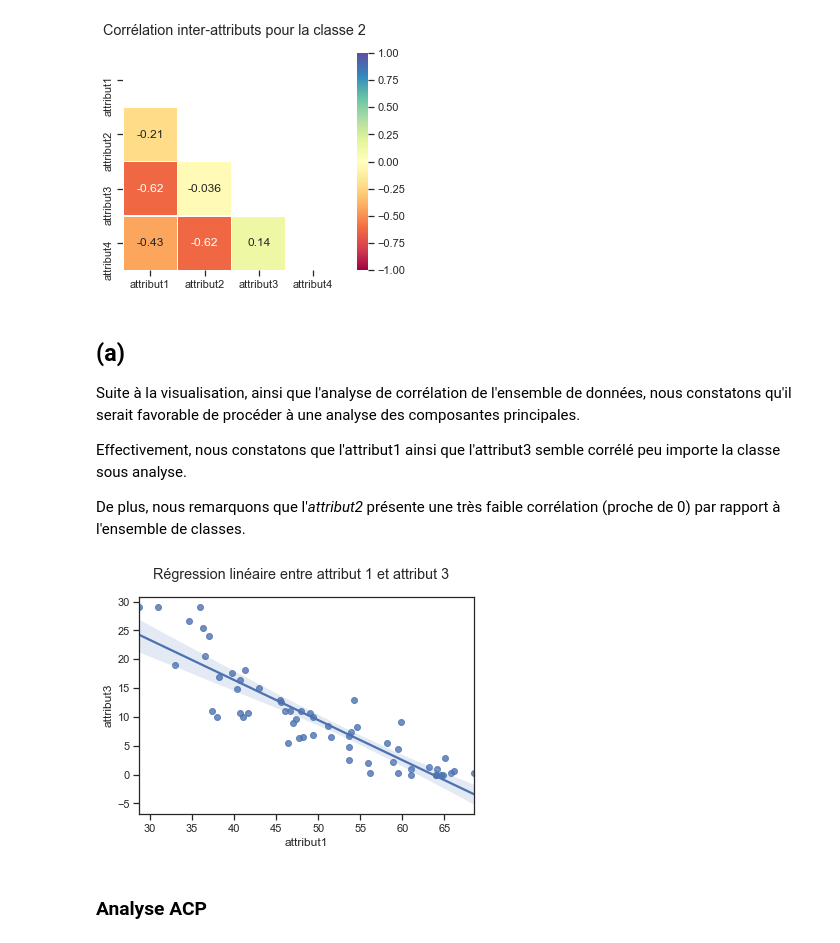
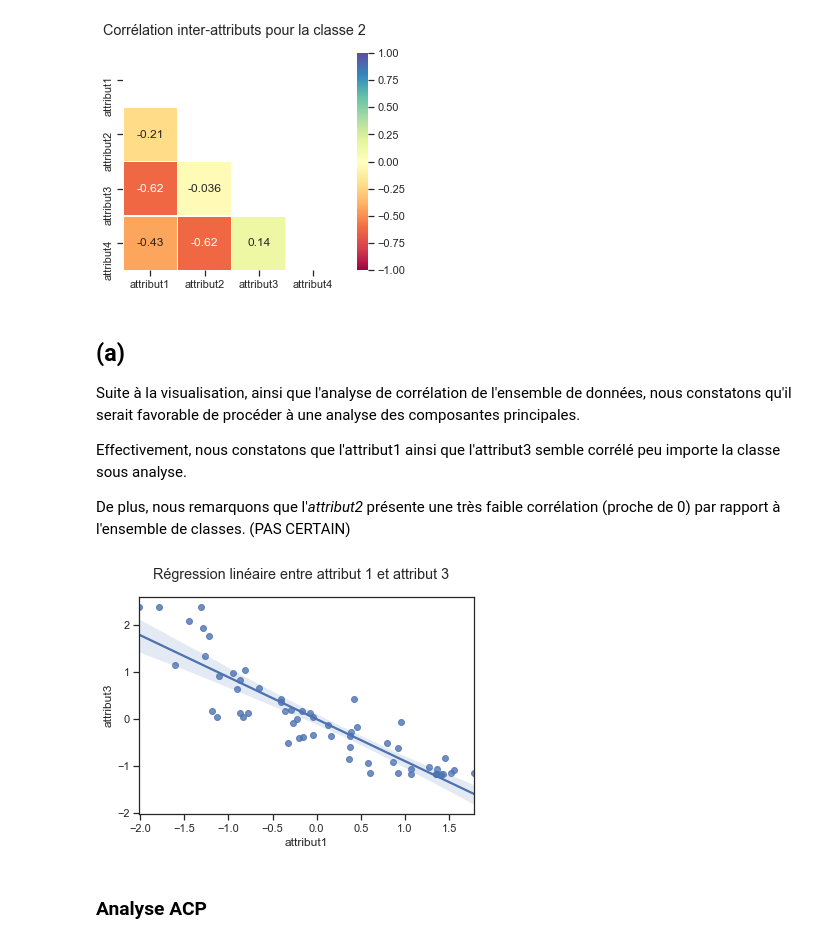
Before and after one commit to ggs22/IFT870-TP1, a Jupyter notebook: tp1.ipynb, the cells around one changed output. Cells and saved outputs as stored; diff of their text form; code cells hidden in the pictures.

```diff
--- a/tp1.ipynb
+++ b/tp1.ipynb
@@ -121,13 +124,13 @@ Suite à la visualisation, ainsi que l'analyse de corrélation de l'ensemble de
 
 Effectivement, nous constatons que l'attribut1 ainsi que l'attribut3 semble corrélé peu importe la classe sous analyse.
 
-De plus, nous remarquons que l'_attribut2_ présente une très faible corrélation (proche de 0) par rapport à l'ensemble de classes.
+De plus, nous remarquons que l'_attribut2_ présente une très faible corrélation (proche de 0) par rapport à l'ensemble de classes.  (PAS CERTAIN)
 # %%
-sns.regplot(df.loc[:, 'attribut1'], df.loc[:, 'attribut3'])
+sns.regplot(normalized_df.loc[:, 'attribut1'], normalized_df.loc[:, 'attribut3'])
 plt.suptitle("Régression linéaire entre attribut 1 et attribut 3")
 plt.show()
 # %% [output]
-[figure, old version]
+[figure, new version]
 # %% [markdown]
 ### Analyse ACP
 # %%
```
Also changed, not shown: parts of 4 cells of this notebook.
